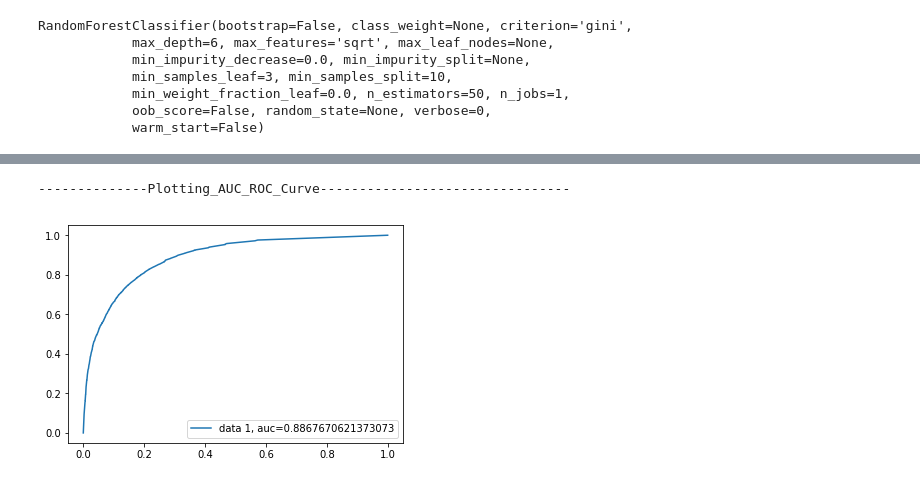
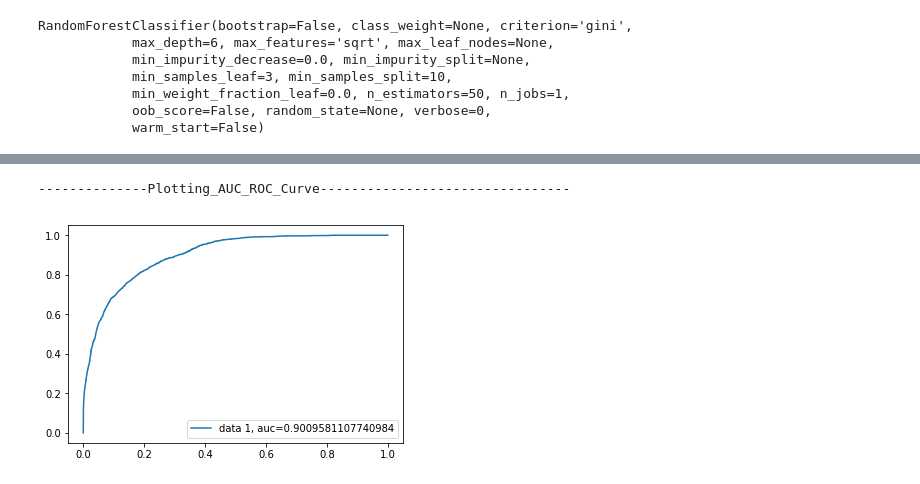
Before and after one commit to 7saheelahmed/Census-Donors-Prediction, a Jupyter notebook: Census Donors Prediction.ipynb, the cells around one changed output, grey strips where cells are left out. Drawn from its saved outputs; the diff is of its cells as text; code cells hidden in the pictures.

```diff
--- a/Census Donors Prediction.ipynb
+++ b/Census Donors Prediction.ipynb
@@ -235,14 +235,14 @@ avg / total       0.84      0.84      0.82     14924
 # %%
 print("\n--------------Plotting_AUC_ROC_Curve--------------------------------")
-y_pred_proba = clf.predict_proba(X_test)[::,1]
+y_pred_proba = model.predict_proba(X_test)[::,1]
 fpr, tpr, _ = roc_curve(y_test,  y_pred_proba)
 auc = roc_auc_score(y_test, y_pred_proba)
 plt.plot(fpr,tpr,label="data 1, auc="+str(auc))
 plt.legend(loc=4)
 plt.show()
 # %% [output]
 --------------Plotting_AUC_ROC_Curve--------------------------------
-[figure, old version]
+[figure, new version]
 # %%
 from sklearn.svm import LinearSVC
 
```
Also changed, not shown: parts of 13 cells of this notebook.
